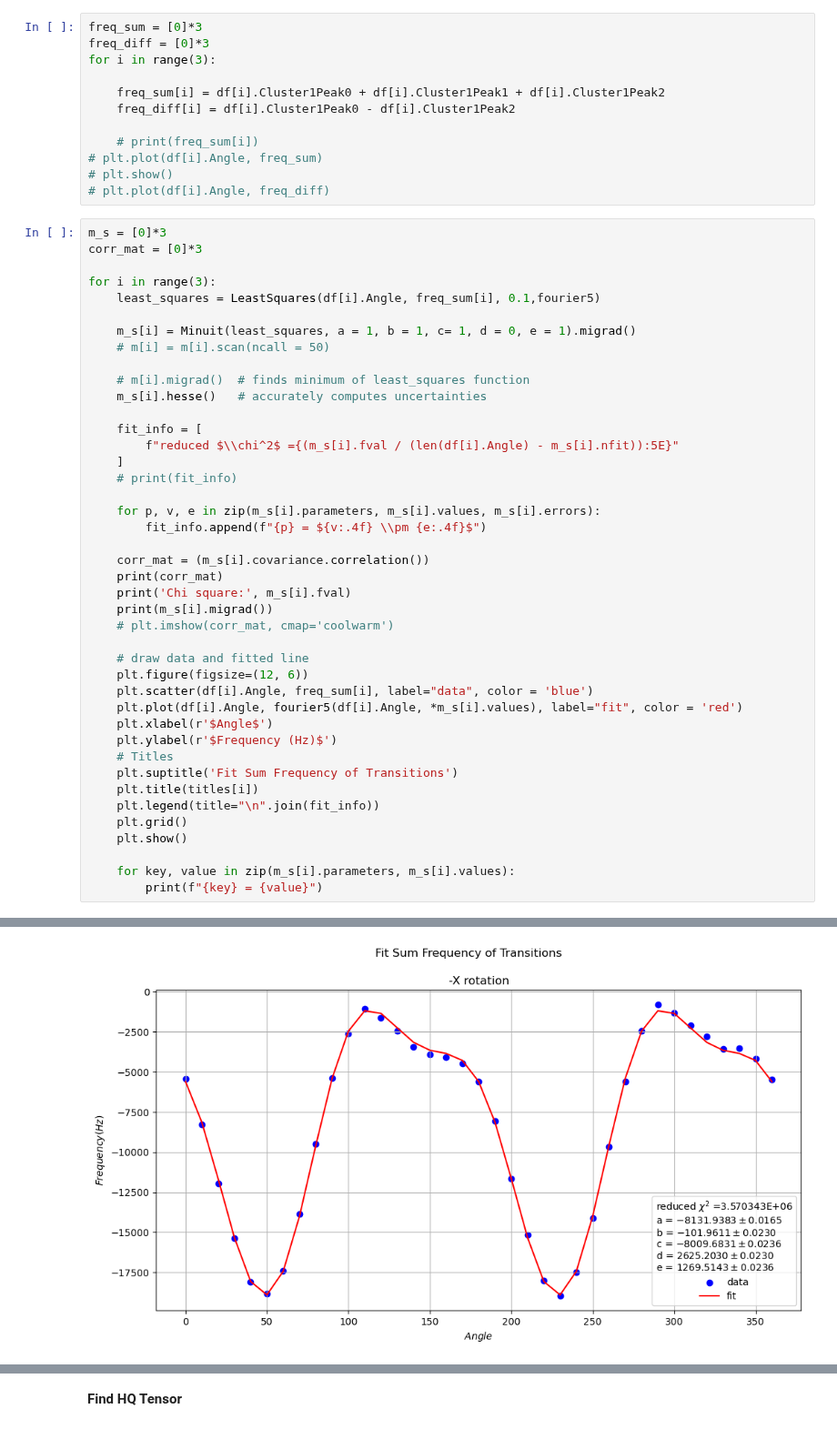
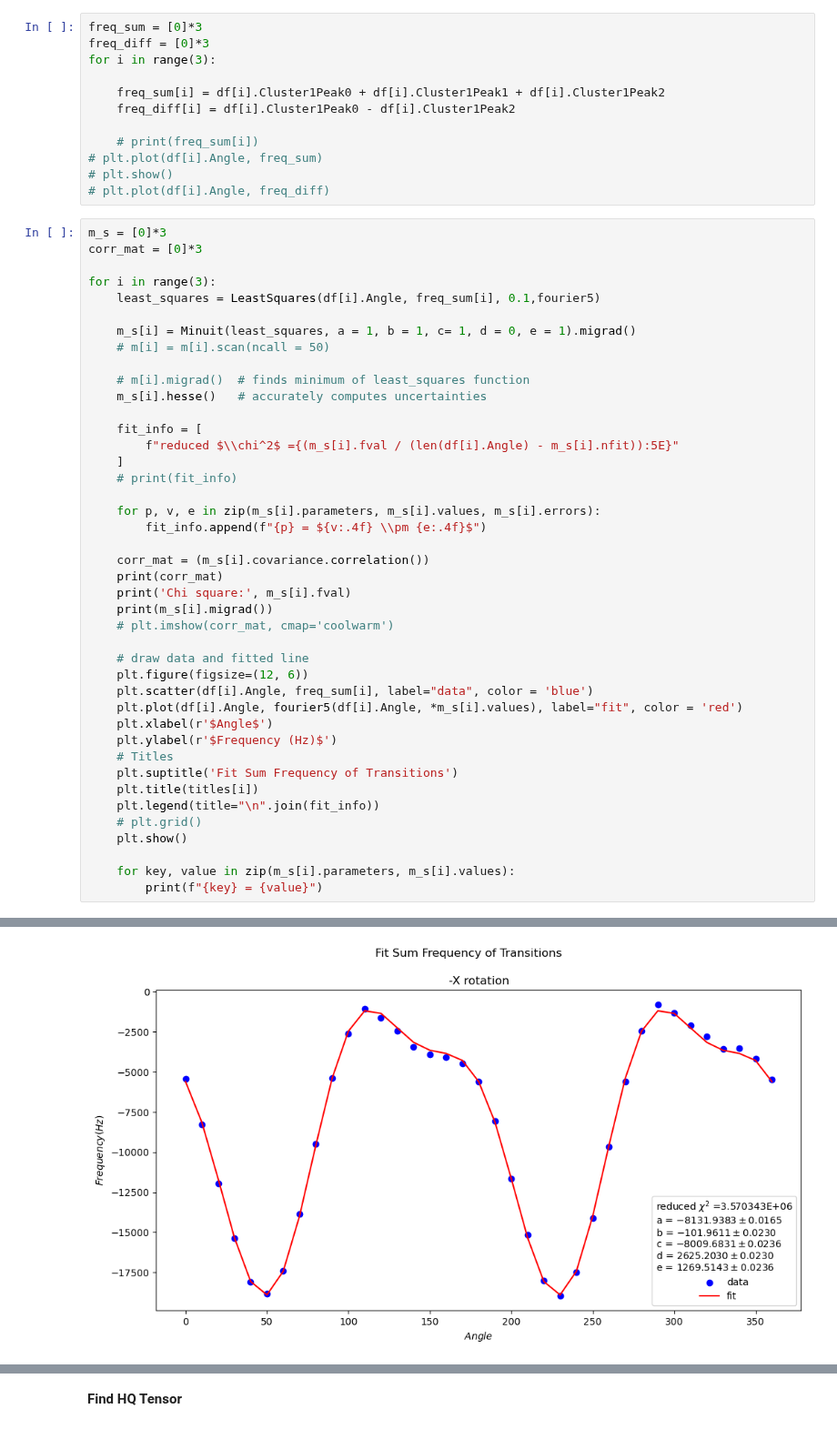
Before and after one commit to AstrobioShiva/Script_project, a Jupyter notebook: NMR_analysis/fitting_(+)HQipc2B_cluster1.ipynb, the cells around one changed output, grey strips where cells are left out. Shown at 91% size. Saved outputs shown, nothing was run; the diff lists cells and outputs as text.

```diff
--- a/NMR_analysis/fitting_(+)HQipc2B_cluster1.ipynb
+++ b/NMR_analysis/fitting_(+)HQipc2B_cluster1.ipynb
@@ -103,35 +103,35 @@ for i in range(3):
     plt.scatter(df[i].Angle, freq_sum[i], label="data", color = 'blue')
     plt.plot(df[i].Angle, fourier5(df[i].Angle, *m_s[i].values), label="fit", color = 'red')
     plt.xlabel(r'$Angle$')
     plt.ylabel(r'$Frequency (Hz)$')
     # Titles
     plt.suptitle('Fit Sum Frequency of Transitions')
     plt.title(titles[i])
     plt.legend(title="\n".join(fit_info))
-    plt.grid()
+    # plt.grid()
     plt.show()
 
     for key, value in zip(m_s[i].parameters, m_s[i].values):
         print(f"{key} = {value}")
 # %% [output]
 ┌───┬───────────────────────────────────────────────────┐
 │   │         a         b         c         d         e │
 ├───┼───────────────────────────────────────────────────┤
 │ a │         1   -0.0359  -3.6e-05   -0.0359   0.00026 │
 │ b │   -0.0359         1   0.00017   -0.0511  0.000132 │
 │ c │  -3.6e-05   0.00017         1  0.000152 -0.000347 │
 │ d │   -0.0359   -0.0511  0.000152         1 -0.000304 │
 │ e │   0.00026  0.000132 -0.000347 -0.000304         1 │
 └───┴───────────────────────────────────────────────────┘
 Chi square: 114250976.57965842
 ┌─────────────────────────────────────────────────────────────────────────┐
 │                                Migrad                                   │
 ... (24 lines left out)
 │ c │ -1.48e-08  9.19e-08  0.000556  8.27e-08 -1.92e-07 │
 │ d │ -1.36e-05  -2.7e-05  8.27e-08  0.000529 -1.65e-07 │
 │ e │  1.02e-07  7.21e-08 -1.92e-07 -1.65e-07  0.000555 │
 └───┴───────────────────────────────────────────────────┘
-[figure, old version]
+[figure, new version]
 a = -8131.938322116195
 b = -101.96115128059918
 c = -8009.683133530802
```
Also changed, not shown: parts of 3 cells of this notebook, 3 other files.
